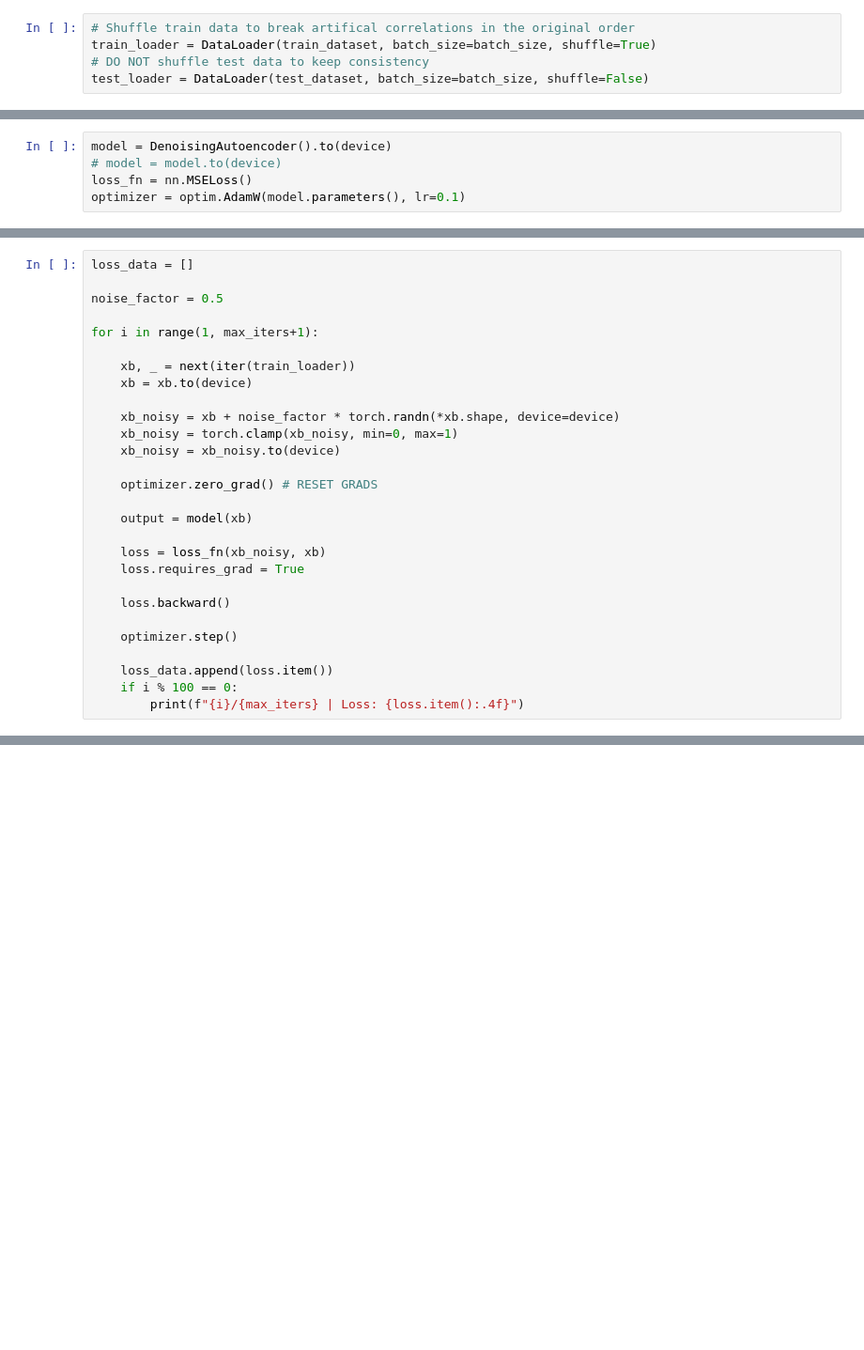
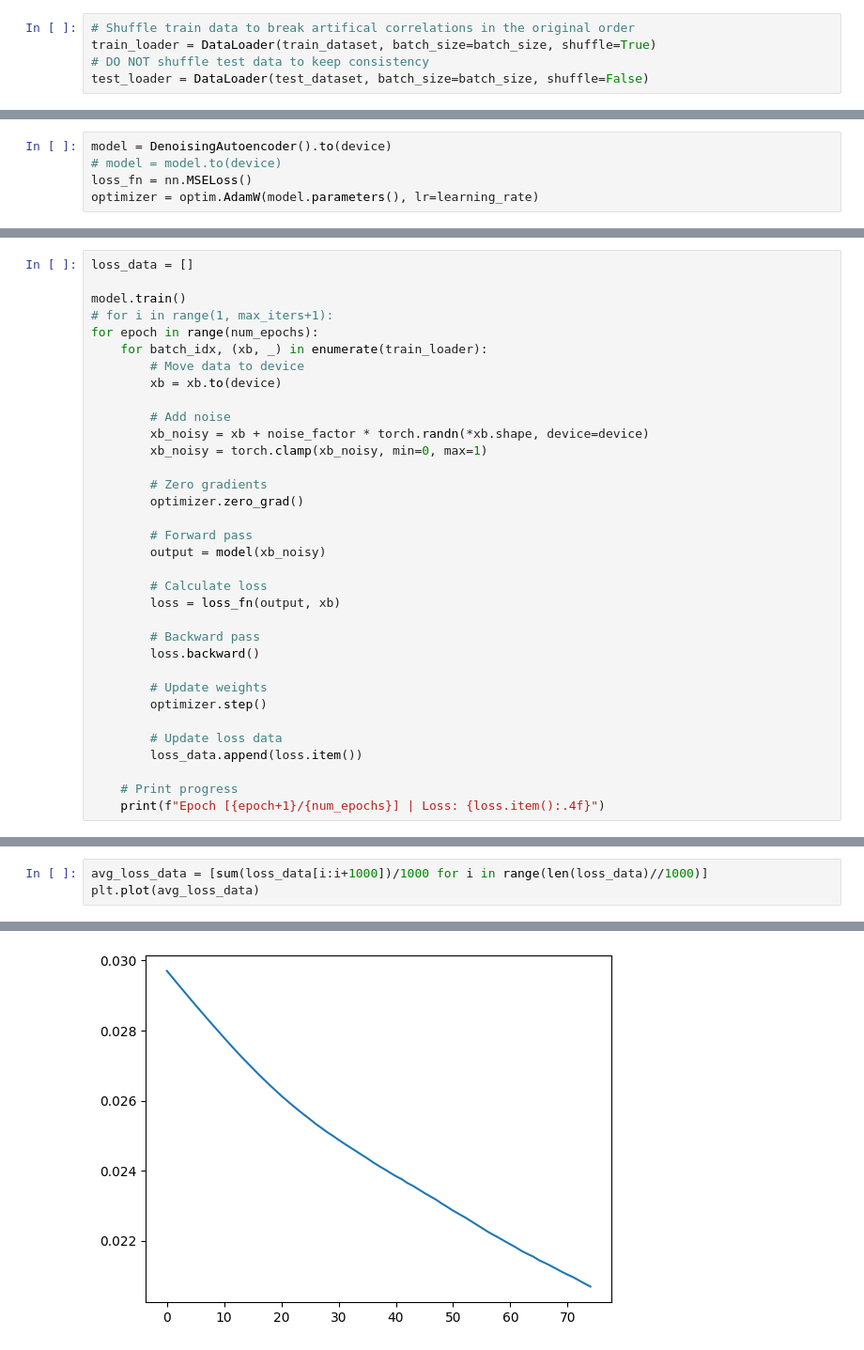
Before and after one commit to holycactusjuice/ML-papers, a Jupyter notebook: Denoising Autoencoder/Denoising Autoencoder (MNIST).ipynb, the cells around one changed output, grey strips where cells are left out. Shown: that part at 94% size. Cells and saved outputs as stored; diff of their text form; blank space fills up the shorter version.

Commit message:
improve training loop

```diff
--- a/Denoising Autoencoder/Denoising Autoencoder (MNIST).ipynb
+++ b/Denoising Autoencoder/Denoising Autoencoder (MNIST).ipynb
@@ -121,4 +88,4 @@ Clipping input data to the valid range for imshow with RGB data ([0..1] for floa
 model = DenoisingAutoencoder().to(device)
 # model = model.to(device)
 loss_fn = nn.MSELoss()
-optimizer = optim.AdamW(model.parameters(), lr=0.1)
+optimizer = optim.AdamW(model.parameters(), lr=learning_rate)
@@ -148,29 +96,35 @@ tensor([[[0.5144, 0.5260, 0.5060, 0.5452, 0.5141, 0.5270, 0.5060, 0.5450,
 # %%
 loss_data = []
 
-noise_factor = 0.5
+model.train()
+# for i in range(1, max_iters+1):
+for epoch in range(num_epochs):
+    for batch_idx, (xb, _) in enumerate(train_loader):
+        # Move data to device
+        xb = xb.to(device)
 
-for i in range(1, max_iters+1):
+        # Add noise
+        xb_noisy = xb + noise_factor * torch.randn(*xb.shape, device=device)
+        xb_noisy = torch.clamp(xb_noisy, min=0, max=1)
 
-    xb, _ = next(iter(train_loader))
-    xb = xb.to(device)
+        # Zero gradients
+        optimizer.zero_grad()
 
-    xb_noisy = xb + noise_factor * torch.randn(*xb.shape, device=device)
-    xb_noisy = torch.clamp(xb_noisy, min=0, max=1)
-    xb_noisy = xb_noisy.to(device)
+        # Forward pass
+        output = model(xb_noisy)
 
-    optimizer.zero_grad() # RESET GRADS
+        # Calculate loss
+        loss = loss_fn(output, xb)
 
-    output = model(xb)
+        # Backward pass
+        loss.backward()
 
-    loss = loss_fn(xb_noisy, xb)
-    loss.requires_grad = True
+        # Update weights
+        optimizer.step()
 
-    loss.backward()
+        # Update loss data
+        loss_data.append(loss.item())
 
-    optimizer.step()
-
-    loss_data.append(loss.item())
-    if i % 100 == 0:
-        print(f"{i}/{max_iters} | Loss: {loss.item():.4f}")
+    # Print progress
+    print(f"Epoch [{epoch+1}/{num_epochs}] | Loss: {loss.item():.4f}")
 # %% [output]
@@ -193,0 +151,4 @@ for i in range(1, max_iters+1):
+# %%
+avg_loss_data = [sum(loss_data[i:i+1000])/1000 for i in range(len(loss_data)//1000)]
+plt.plot(avg_loss_data)
+# %% [output]
@@ -194 +156,2 @@ for i in range(1, max_iters+1):
+[figure, added]
 # %%
```
Also changed, not shown: parts of 17 cells of this notebook, 10 other files.
